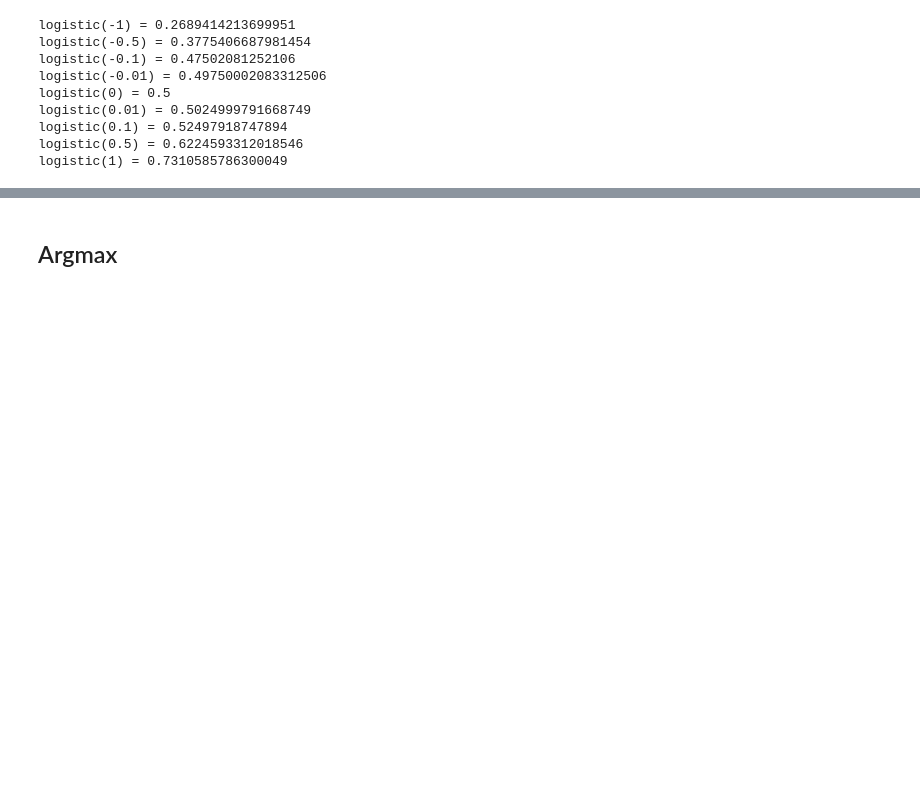
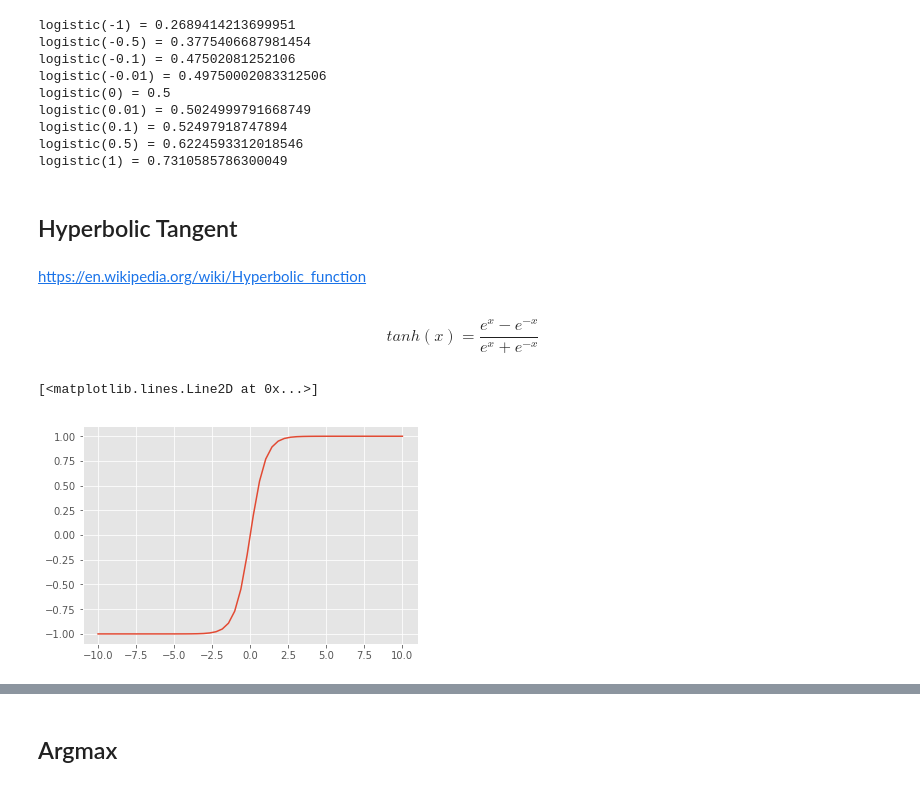
Before and after one commit to tivvit/nn-basics, a Jupyter notebook: nb/3. Activation functions.ipynb, the cells around one changed output, grey strips where cells are left out. Drawn from its saved outputs; the diff is of its cells as text; code cells hidden in the pictures; blank space fills up the shorter version.

```diff
--- a/nb/3. Activation functions.ipynb
+++ b/nb/3. Activation functions.ipynb
@@ -96,3 +142,19 @@ logistic(0.01) = 0.5024999791668749
 logistic(0.1) = 0.52497918747894
 logistic(0.5) = 0.6224593312018546
 logistic(1) = 0.7310585786300049
+# %% [markdown]
+## Hyperbolic Tangent
+# %% [markdown]
+https://en.wikipedia.org/wiki/Hyperbolic_function
+# %% [markdown]
+\begin{equation*}
+tanh(x) = \frac{e^{x} - e^{-x}}{e^{x} + e^{-x}}
+\end{equation*}
+# %%
+def tanh(x):
+    return (math.e ** x - math.e ** (-x)) / (math.e ** x + math.e ** (-x))
+# %%
+plt.plot(x, list(map(tanh, x)))
+# %% [output]
+[<matplotlib.lines.Line2D at 0x...>]
+[figure, added]
```
Also changed, not shown: parts of 14 cells of this notebook.
